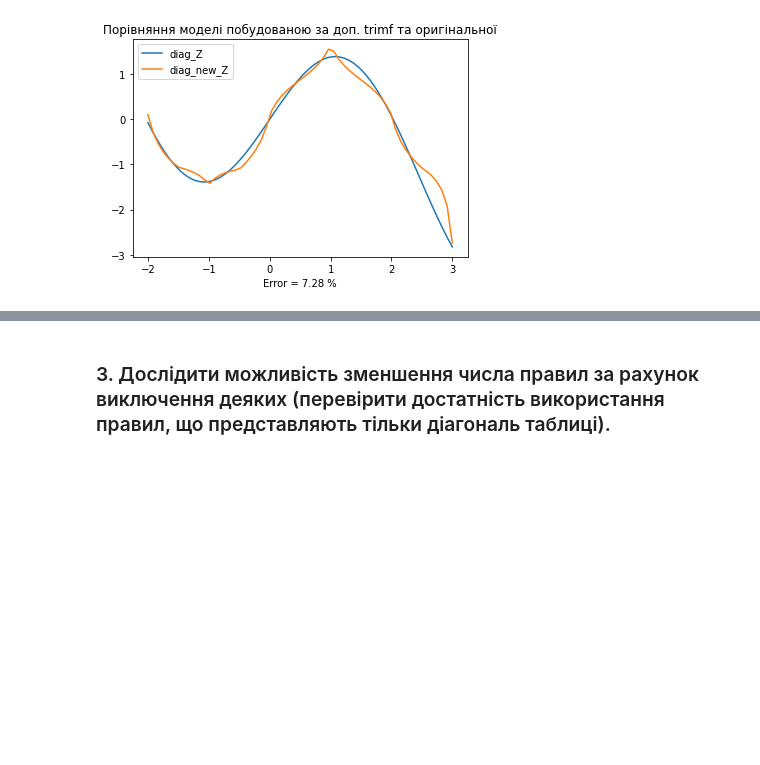
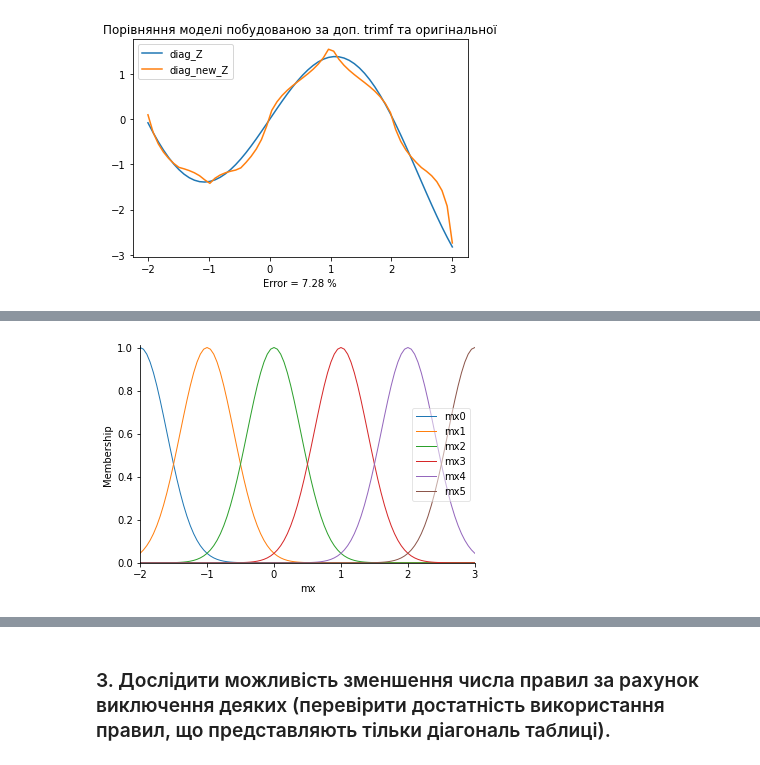
Before and after one commit to VladimirFokow/KPI_labs, a Jupyter notebook: M&T of AI/lab2/lab2.ipynb, the cells around one changed output, grey strips where cells are left out. Cells and saved outputs as stored; diff of their text form; code cells hidden in the pictures; blank space fills up the shorter version.

```diff
--- a/M&T of AI/lab2/lab2.ipynb
+++ b/M&T of AI/lab2/lab2.ipynb
@@ -241,17 +308,19 @@ mf.automf(9, names=[f'mf{i}' for i in range(9)])
-# %%
-mx["mx1"] = fuzz.trapmf(mx.universe, [-0.2, 0, 0.1,  0.2])
-mx["mx2"] = fuzz.trapmf(mx.universe, [0, 0.2, 0.3,  0.4])
-mx["mx3"] = fuzz.trapmf(mx.universe, [0.2, 0.4, 0.5,  0.6])
-mx["mx4"] = fuzz.trapmf(mx.universe, [0.4, 0.6,0.7, 0.8])
-mx["mx5"] = fuzz.trapmf(mx.universe, [0.6, 0.8,0.9, 1.0])
-mx["mx6"] = fuzz.trapmf(mx.universe, [0.8, 1.0,1.1, 1.2])
-
-my["my1"] = fuzz.trapmf(my.universe, [-0.2, 0, 0.1,  0.2])
-my["my2"] = fuzz.trapmf(my.universe, [0, 0.2, 0.3,  0.4])
-my["my3"] = fuzz.trapmf(my.universe, [0.2, 0.4, 0.5,  0.6])
-my["my4"] = fuzz.trapmf(my.universe, [0.4, 0.6,0.7, 0.8])
-my["my5"] = fuzz.trapmf(my.universe, [0.6, 0.8,0.9, 1.0])
-my["my6"] = fuzz.trapmf(my.universe, [0.8, 1.0,1.1, 1.2])
-# %%
-for i in range(9):
-    mf[f"mf{i+1}"] = fuzz.trapmf(mf.universe, [0.9 + (0.11 * (i-1)), 0.9 + 0.11 * (i-0.2), 0.9 + 0.11 * (i+0.2), 0.9 + (0.11 * (i+1))])
+# %%
+# using some hard-coded values for sigma
+sigma_input = 0.4
+sigma_output = 0.3
+
+# mx and my:
+centers = np.linspace(coord_start, coord_stop, 6)  # the center points
+for i, c in enumerate(centers):
+    mx[f'mx{i}'] = fuzz.gaussmf(mx.universe, c, sigma_input)
+    my[f'my{i}'] = fuzz.gaussmf(my.universe, c, sigma_input)
+
+# mf:
+centers = np.linspace(min_mf, max_mf, 9)
+for i, c in enumerate(centers):
+    mf[f'mf{i}'] = fuzz.gaussmf(mf.universe, c, sigma_output)
+# %%
+mx.view()
+# %% [output]
+[figure, added]
```
Also changed, not shown: parts of 45 cells of this notebook.
